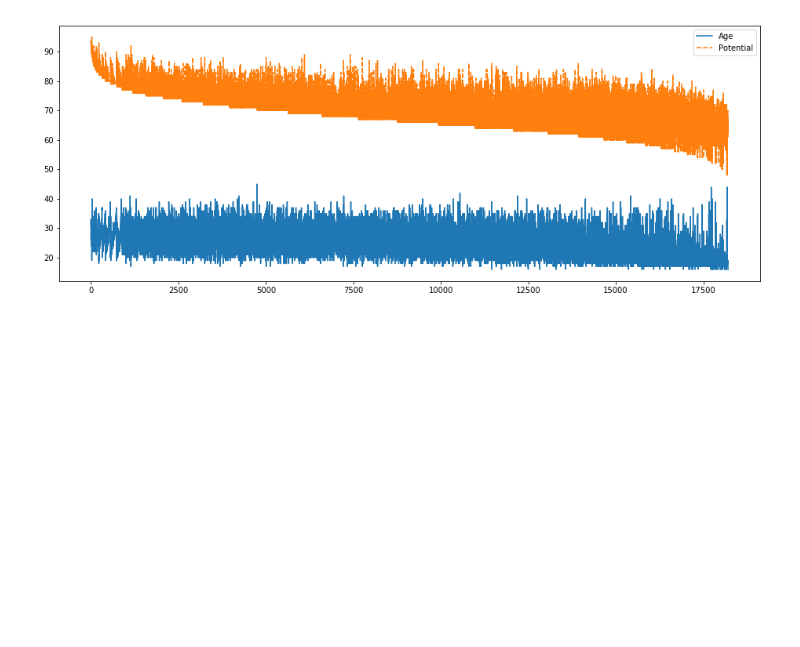
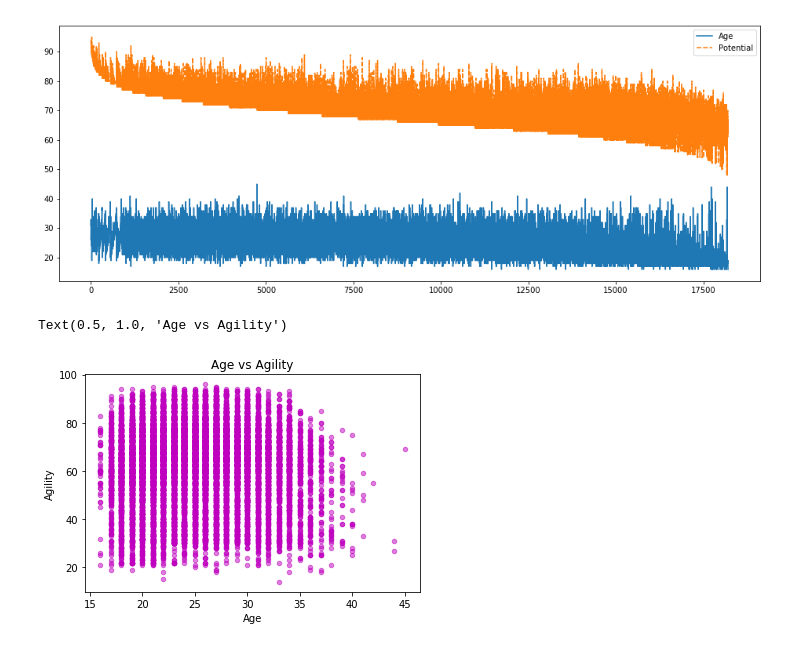
Before and after one commit to dilrubashowkat/MLearn, a Jupyter notebook: Untitled1.ipynb, the cells around one changed output. Cells and saved outputs as stored; diff of their text form; code cells hidden in the pictures; blank space fills up the shorter version.

```diff
--- a/Untitled1.ipynb
+++ b/Untitled1.ipynb
@@ -231,3 +231,13 @@ sns.lineplot(data=fifaData)
 # %% [output]
 <matplotlib.axes._subplots.AxesSubplot at 0x...>
 [figure]
+# %%
+# Scatter Plot
+# x = attack, y = defense
+bf.plot(kind='scatter', x='Age', y='Agility',alpha = 0.5,color = 'm')
+plt.xlabel('Age')              # label = name of label
+plt.ylabel('Agility')
+plt.title('Age vs Agility')            # title = title of plot
+# %% [output]
+Text(0.5, 1.0, 'Age vs Agility')
+[figure, added]
```
Also changed, not shown: parts of 6 cells of this notebook.
